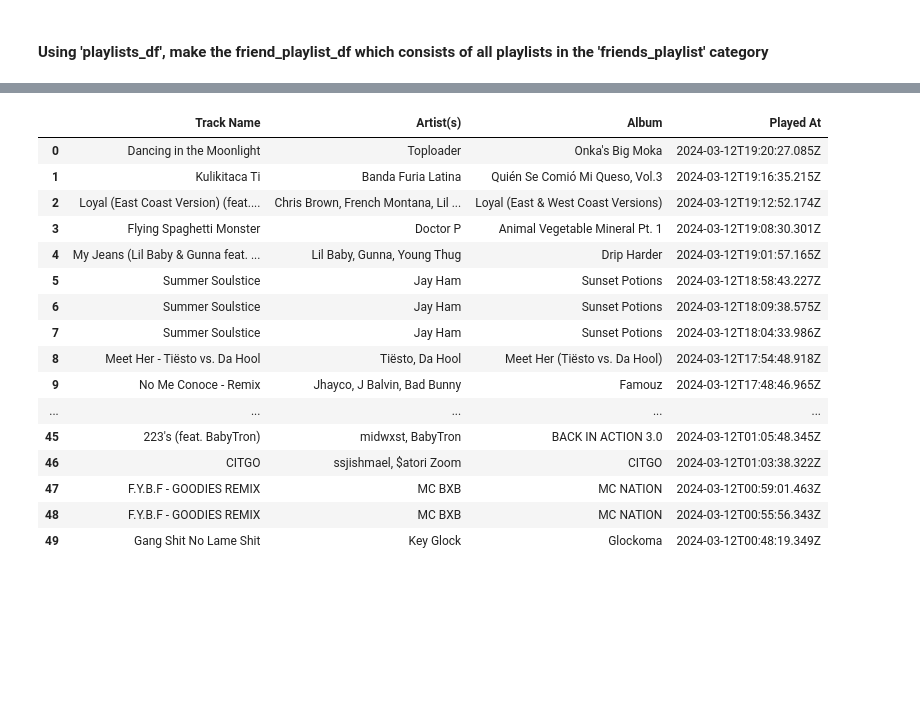
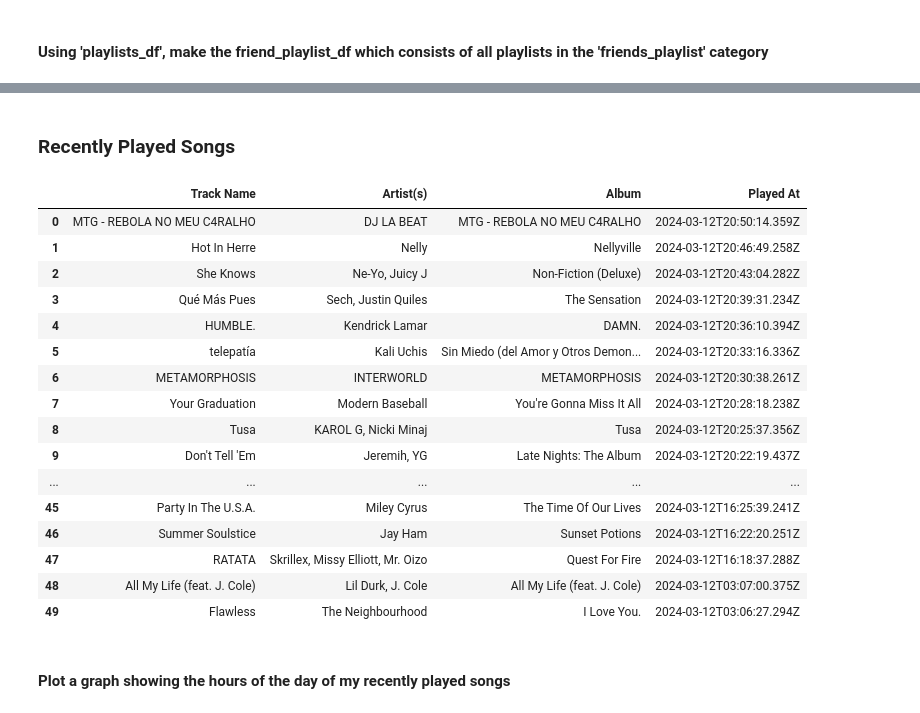
Before and after one commit to ppatel0910/mySpotify_and_machine_learning, a Jupyter notebook: second.ipynb, the cells around one changed output, grey strips where cells are left out. Drawn from its saved outputs; the diff is of its cells as text; code cells hidden in the pictures; blank space fills up the shorter version.

```diff
--- a/second.ipynb
+++ b/second.ipynb
@@ -292,38 +288,43 @@ La La La
+# %% [markdown]
+### Recently Played Songs
 # %%
 # Retrieve recently played songs by the user (me), and store the tracks in
+# 'recently_played__songs_df' dataframe
 
 recent = sp.current_user_recently_played()
 data = {"Track Name": [], "Artist(s)": [], "Album": [], "Played At": []}
 
 while recent:
     for item in recent["items"]:
         data["Track Name"].append(item["track"]["name"])
         data["Artist(s)"].append(", ".join([artist["name"] for artist in item["track"]["artists"]]))
         data["Album"].append(item["track"]["album"]["name"])
         data["Played At"].append(item["played_at"])
 
     if recent["next"]:
         recent = sp.next(recent)
     else:
         recent = None
 
-recently_played__songs_df = pd.DataFrame(data)
-recently_played__songs_df
+recently_played_songs_df = pd.DataFrame(data)
+recently_played_songs_df
 # %% [output]
 |  | Track Name | Artist(s) | Album | Played At |
-| 0 | Dancing in the Moonlight | Toploader | Onka's Big Moka | 2024-03-12T19:20:27.085Z |
-| 1 | Kulikitaca Ti | Banda Furia Latina | Quién Se Comió Mi Queso, Vol.3 | 2024-03-12T19:16:35.215Z |
-| 2 | Loyal (East Coast Version) (feat.... | Chris Brown, French Montana, Lil ... | Loyal (East & West Coast Versions) | 2024-03-12T19:12:52.174Z |
-| 3 | Flying Spaghetti Monster | Doctor P | Animal Vegetable Mineral Pt. 1 | 2024-03-12T19:08:30.301Z |
-| 4 | My Jeans (Lil Baby & Gunna feat. ... | Lil Baby, Gunna, Young Thug | Drip Harder | 2024-03-12T19:01:57.165Z |
-| 5 | Summer Soulstice | Jay Ham | Sunset Potions | 2024-03-12T18:58:43.227Z |
-| 6 | Summer Soulstice | Jay Ham | Sunset Potions | 2024-03-12T18:09:38.575Z |
-| 7 | Summer Soulstice | Jay Ham | Sunset Potions | 2024-03-12T18:04:33.986Z |
-| 8 | Meet Her - Tiësto vs. Da Hool | Tiësto, Da Hool | Meet Her (Tiësto vs. Da Hool) | 2024-03-12T17:54:48.918Z |
-| 9 | No Me Conoce - Remix | Jhayco, J Balvin, Bad Bunny | Famouz | 2024-03-12T17:48:46.965Z |
+| 0 | MTG - REBOLA NO MEU C4RALHO | DJ LA BEAT | MTG - REBOLA NO MEU C4RALHO | 2024-03-12T20:50:14.359Z |
+| 1 | Hot In Herre | Nelly | Nellyville | 2024-03-12T20:46:49.258Z |
+| 2 | She Knows | Ne-Yo, Juicy J | Non-Fiction (Deluxe) | 2024-03-12T20:43:04.282Z |
+| 3 | Qué Más Pues | Sech, Justin Quiles | The Sensation | 2024-03-12T20:39:31.234Z |
+| 4 | HUMBLE. | Kendrick Lamar | DAMN. | 2024-03-12T20:36:10.394Z |
+| 5 | telepatía | Kali Uchis | Sin Miedo (del Amor y Otros Demon... | 2024-03-12T20:33:16.336Z |
+| 6 | METAMORPHOSIS | INTERWORLD | METAMORPHOSIS | 2024-03-12T20:30:38.261Z |
+| 7 | Your Graduation | Modern Baseball | You're Gonna Miss It All | 2024-03-12T20:28:18.238Z |
+| 8 | Tusa | KAROL G, Nicki Minaj | Tusa | 2024-03-12T20:25:37.356Z |
+| 9 | Don't Tell 'Em | Jeremih, YG | Late Nights: The Album | 2024-03-12T20:22:19.437Z |
 | ... | ... | ... | ... | ... |
-| 45 | 223's (feat. BabyTron) | midwxst, BabyTron | BACK IN ACTION 3.0 | 2024-03-12T01:05:48.345Z |
-| 46 | CITGO | ssjishmael, $atori Zoom | CITGO | 2024-03-12T01:03:38.322Z |
-| 47 | F.Y.B.F - GOODIES REMIX | MC BXB | MC NATION | 2024-03-12T00:59:01.463Z |
-| 48 | F.Y.B.F - GOODIES REMIX | MC BXB | MC NATION | 2024-03-12T00:55:56.343Z |
-| 49 | Gang Shit No Lame Shit | Key Glock | Glockoma | 2024-03-12T00:48:19.349Z |
+| 45 | Party In The U.S.A. | Miley Cyrus | The Time Of Our Lives | 2024-03-12T16:25:39.241Z |
+| 46 | Summer Soulstice | Jay Ham | Sunset Potions | 2024-03-12T16:22:20.251Z |
+| 47 | RATATA | Skrillex, Missy Elliott, Mr. Oizo | Quest For Fire | 2024-03-12T16:18:37.288Z |
+| 48 | All My Life (feat. J. Cole) | Lil Durk, J. Cole | All My Life (feat. J. Cole) | 2024-03-12T03:07:00.375Z |
+| 49 | Flawless | The Neighbourhood | I Love You. | 2024-03-12T03:06:27.294Z |
+# %% [markdown]
+#### Plot a graph showing the hours of the day of my recently played songs
```
Also changed, not shown: parts of 4 cells of this notebook.
